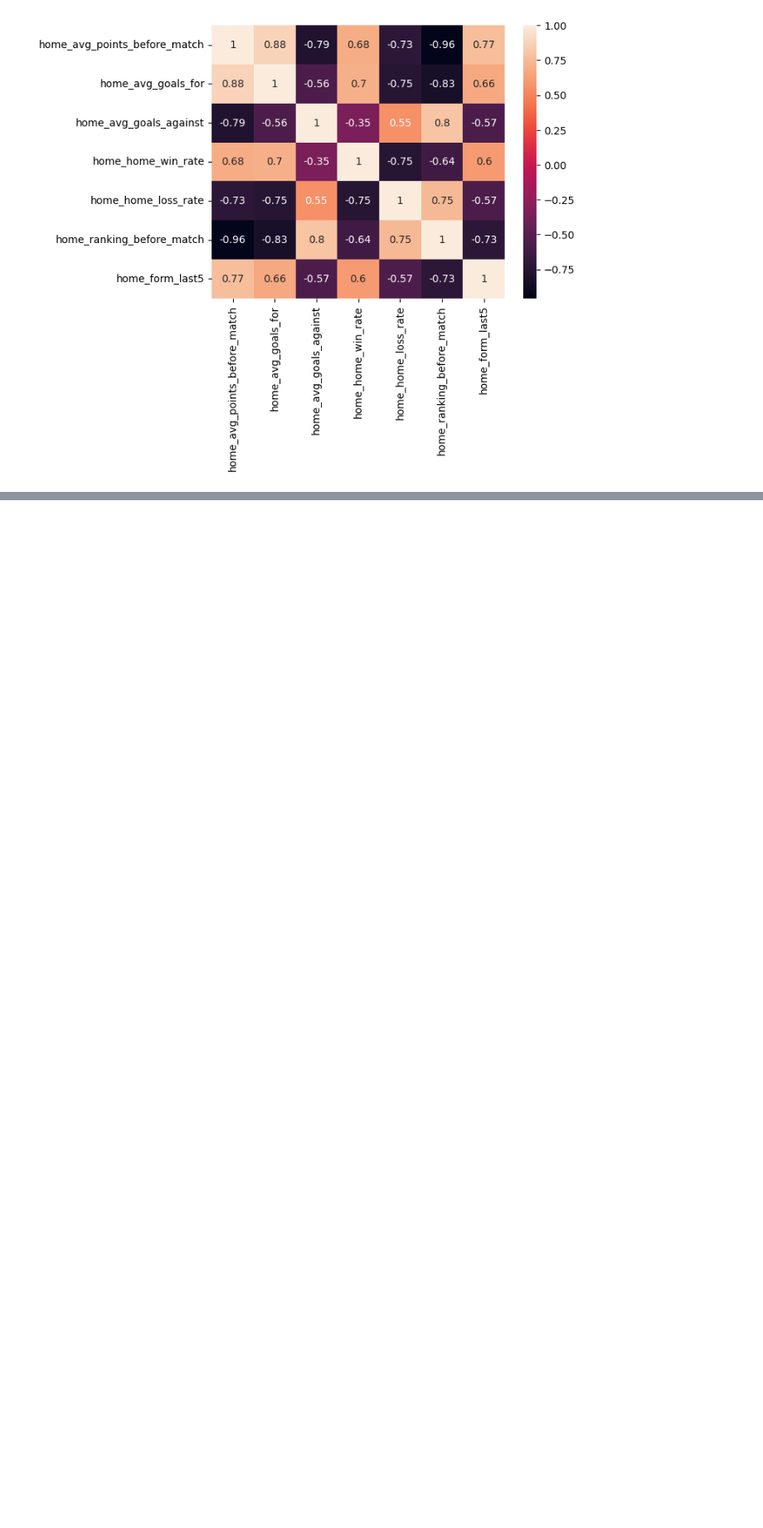
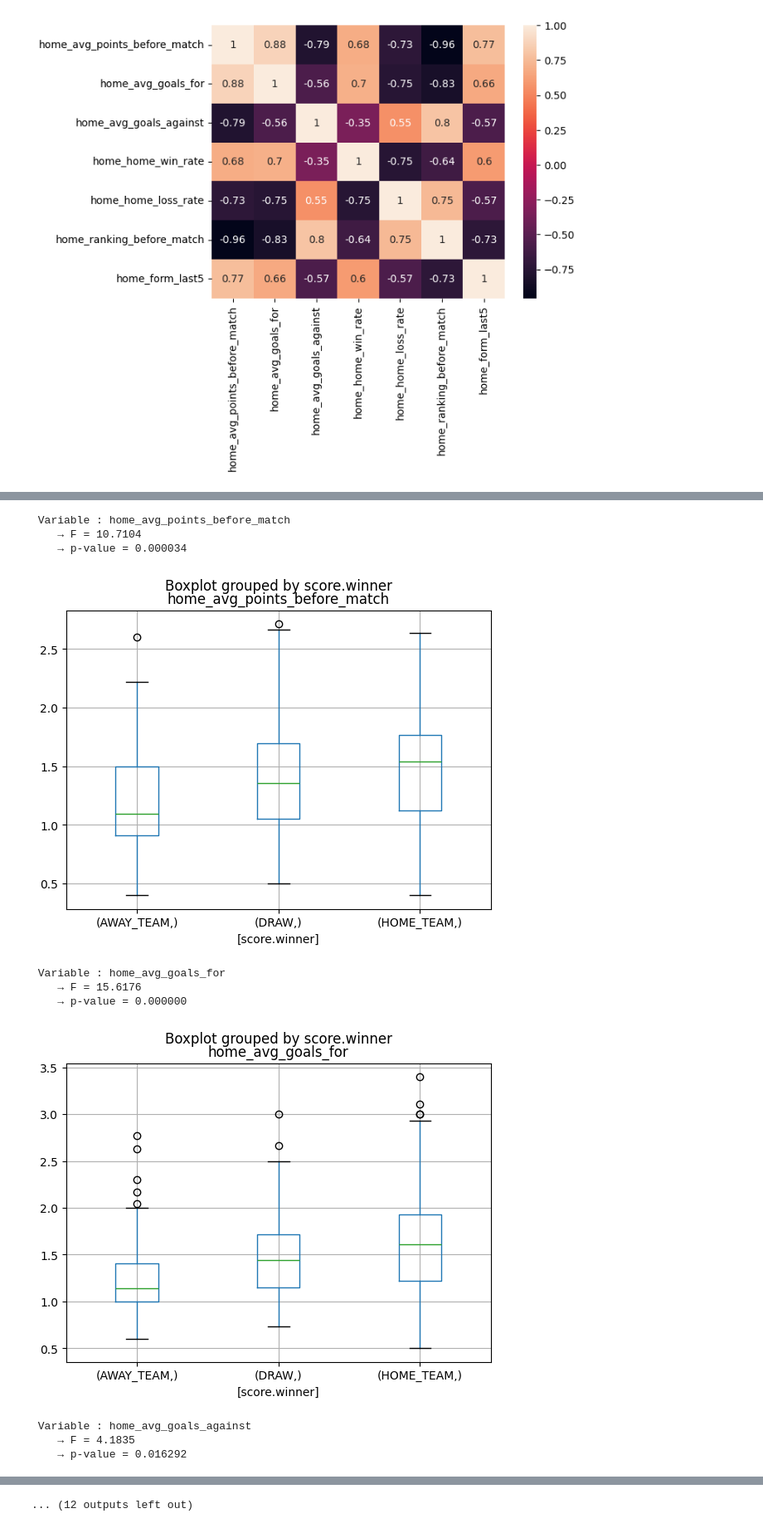
Before and after one commit to judithbreaud/ligue1_viz, a Jupyter notebook: notebooks/prediction.ipynb, the cells around one changed output, grey strips where cells are left out. Shown at 83% size. Cells and saved outputs as stored; diff of their text form; code cells hidden in the pictures; blank space fills up the shorter version.

```diff
--- a/notebooks/prediction.ipynb
+++ b/notebooks/prediction.ipynb
@@ -319,0 +304,39 @@ ax = sns.heatmap(corr.iloc[8:15,8:15], annot=True)
+# %%
+variable=['home_avg_points_before_match', 'home_avg_goals_for',
+       'home_avg_goals_against', 'home_home_win_rate', 'home_home_loss_rate',
+       'home_form_last5',
+       'away_avg_points_before_match', 'away_avg_goals_for',
+       'away_avg_goals_against', 'away_away_win_rate', 'away_away_loss_rate',
+       'away_form_last5']
+# %%
+from scipy.stats import f_oneway
+
+classes = ["HOME_TEAM", "AWAY_TEAM", "DRAW"]
+
+for var in variable:
+    groups = [df_for_training[df_for_training["score.winner"] == c][var].dropna()
+              for c in classes]
+
+    f_stat, p_val = f_oneway(*groups)
+
+    print(f"\n Variable : {var}")
+    print(f"    → F = {f_stat:.4f}")
+    print(f"    → p-value = {p_val:.6f}")
+    df_for_training.boxplot(column=[var],by=['score.winner'])
+    #plt.xlabel('Values')
+    #axs[1].set_title(f'Basic Histogram of {var}')
+    #plt.title(f"Graphs for {var}")
+    # Display the plot
+    plt.show()
+# %% [output]
+ Variable : home_avg_points_before_match
+    → F = 10.7104
+    → p-value = 0.000034
+[figure, added]
+ Variable : home_avg_goals_for
+    → F = 15.6176
+    → p-value = 0.000000
+[figure, added]
+ Variable : home_avg_goals_against
+    → F = 4.1835
+    → p-value = 0.016292
@@ -319,0 +356 @@ ax = sns.heatmap(corr.iloc[8:15,8:15], annot=True)
+... (12 outputs left out)
```
Also changed, not shown: parts of 30 cells of this notebook.
